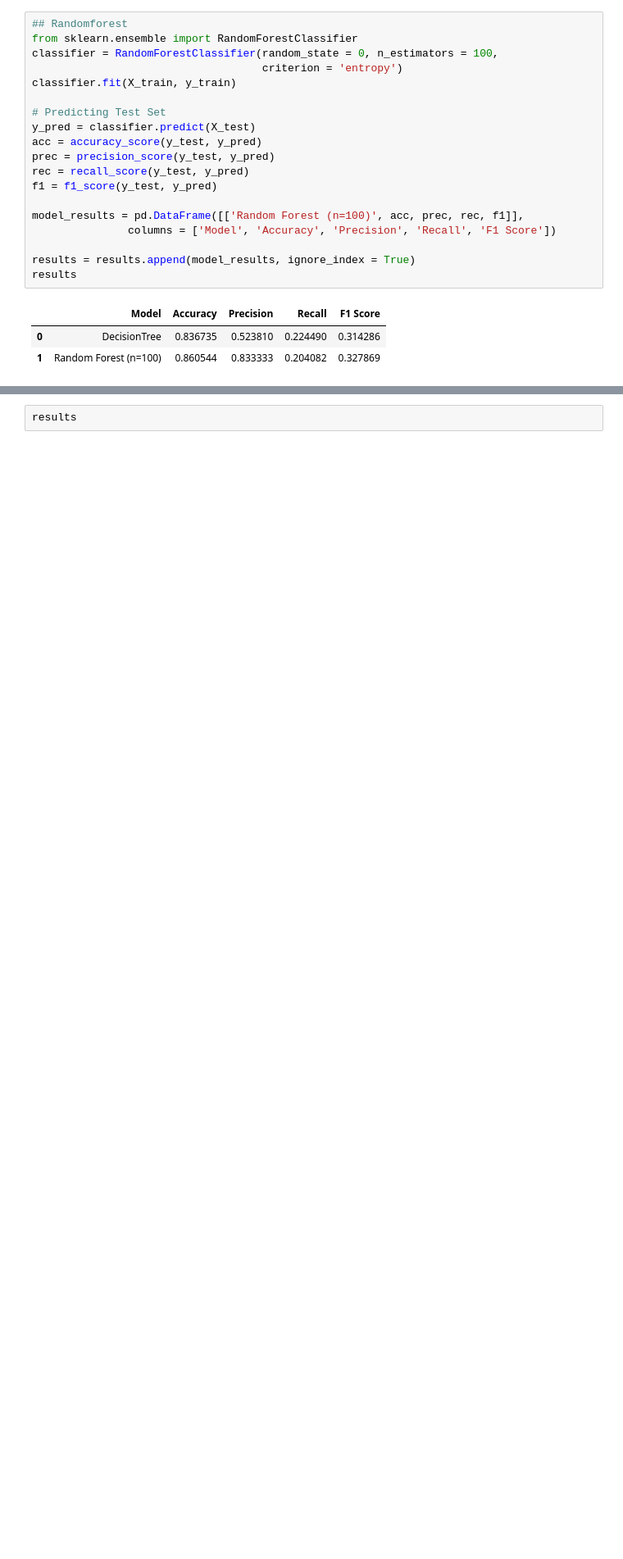
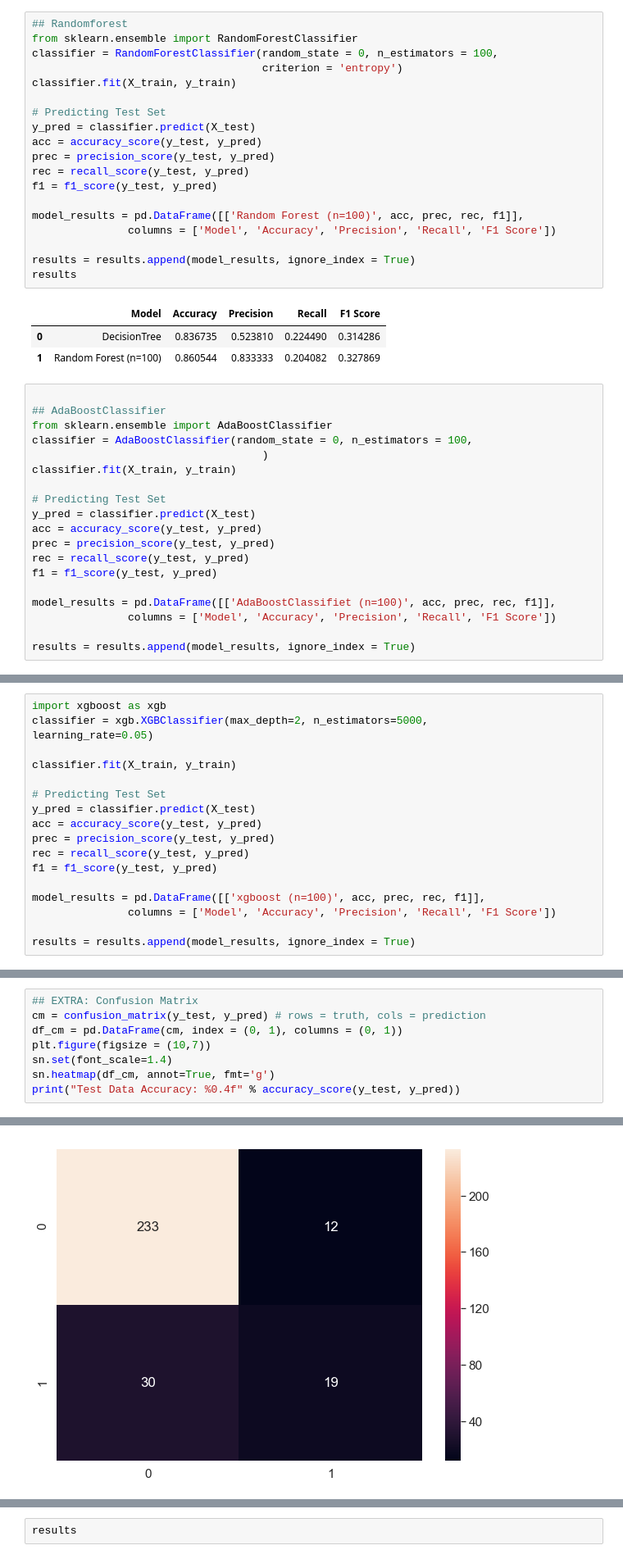
Before and after one commit to aniruddhachoudhury/HR-ATTRITION, a Jupyter notebook: HR ATTRITION.ipynb, the cells around one changed output, grey strips where cells are left out. Shown: that part at 82% size. Saved outputs shown, nothing was run; the diff lists cells and outputs as text; blank space fills up the shorter version.

```diff
--- a/HR ATTRITION.ipynb
+++ b/HR ATTRITION.ipynb
@@ -357,3 +355,22 @@ results
 |  | Model | Accuracy | Precision | Recall | F1 Score |
 | 0 | DecisionTree | 0.836735 | 0.523810 | 0.224490 | 0.314286 |
 | 1 | Random Forest (n=100) | 0.860544 | 0.833333 | 0.204082 | 0.327869 |
+# %%
+
+## AdaBoostClassifier
+from sklearn.ensemble import AdaBoostClassifier
+classifier = AdaBoostClassifier(random_state = 0, n_estimators = 100,
+                                    )
+classifier.fit(X_train, y_train)
+
+# Predicting Test Set
+y_pred = classifier.predict(X_test)
+acc = accuracy_score(y_test, y_pred)
+prec = precision_score(y_test, y_pred)
+rec = recall_score(y_test, y_pred)
+f1 = f1_score(y_test, y_pred)
+
+model_results = pd.DataFrame([['AdaBoostClassifiet (n=100)', acc, prec, rec, f1]],
+               columns = ['Model', 'Accuracy', 'Precision', 'Recall', 'F1 Score'])
+
+results = results.append(model_results, ignore_index = True)
@@ -359,0 +412,18 @@ results
+# %%
+import xgboost as xgb
+classifier = xgb.XGBClassifier(max_depth=2, n_estimators=5000,
+learning_rate=0.05)
+
+classifier.fit(X_train, y_train)
+
+# Predicting Test Set
+y_pred = classifier.predict(X_test)
+acc = accuracy_score(y_test, y_pred)
+prec = precision_score(y_test, y_pred)
+rec = recall_score(y_test, y_pred)
+f1 = f1_score(y_test, y_pred)
+
+model_results = pd.DataFrame([['xgboost (n=100)', acc, prec, rec, f1]],
+               columns = ['Model', 'Accuracy', 'Precision', 'Recall', 'F1 Score'])
+
+results = results.append(model_results, ignore_index = True)
@@ -367,0 +447,9 @@ Random Forest Classifier Accuracy: 0.86 (+/- 0.02)
+# %%
+## EXTRA: Confusion Matrix
+cm = confusion_matrix(y_test, y_pred) # rows = truth, cols = prediction
+df_cm = pd.DataFrame(cm, index = (0, 1), columns = (0, 1))
+plt.figure(figsize = (10,7))
+sn.set(font_scale=1.4)
+sn.heatmap(df_cm, annot=True, fmt='g')
+print("Test Data Accuracy: %0.4f" % accuracy_score(y_test, y_pred))
+# %% [output]
@@ -368,3 +457,4 @@ Random Forest Classifier Accuracy: 0.86 (+/- 0.02)
+[figure, added]
 # %%
 # Applying Grid Search
 
```
Also changed, not shown: parts of 9 cells of this notebook.
